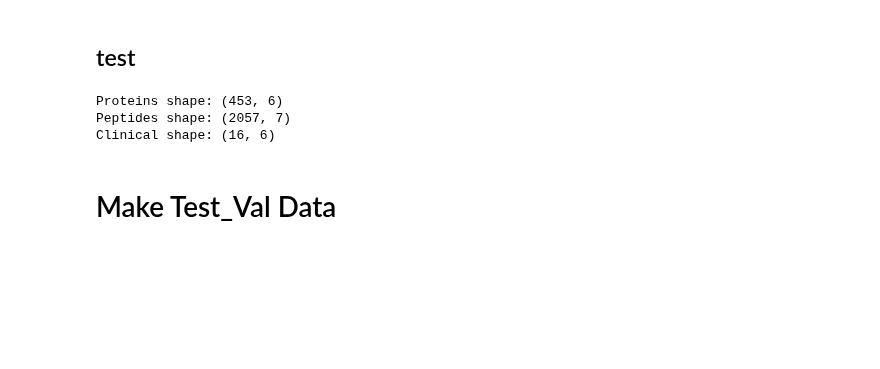
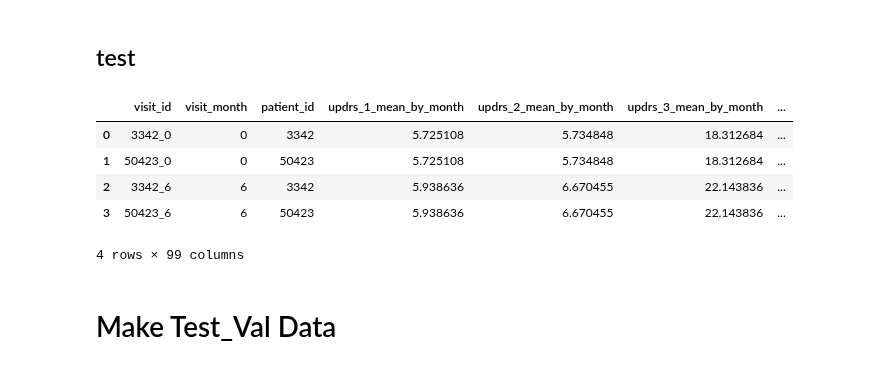
Before and after one commit to kunai-3txk/Compe_tonyobyo, a Jupyter notebook: AMP_fit.ipynb, the cells around one changed output. Cells and saved outputs as stored; diff of their text form; code cells hidden in the pictures; blank space fills up the shorter version.

```diff
--- a/AMP_fit.ipynb
+++ b/AMP_fit.ipynb
@@ -145,17 +146,22 @@ train shape: (2588, 110)
 # %% [markdown]
 ## test
 # %%
+df_test = pd.read_csv(paths.TEST)
+
 test = pd.read_csv(paths.TEST_CLINICAL_DATA)
 test_peptides = pd.read_csv(paths.TEST_PEPTIDES)
 test_proteins = pd.read_csv(paths.TEST_PROTEINS)
 sample_submission = pd.read_csv(paths.SAMPLE_SUBMISSION)
 print('Proteins shape:',test_proteins.shape)
 print('Peptides shape:',test_peptides.shape)
 print('Clinical shape:',test.shape)
 # %% [output]
+|  | visit_id | visit_month | patient_id | updrs_1_mean_by_month | updrs_2_mean_by_month | updrs_3_mean_by_month | ... |
+| 0 | 3342_0 | 0 | 3342 | 5.725108 | 5.734848 | 18.312684 | ... |
+| 1 | 50423_0 | 0 | 50423 | 5.725108 | 5.734848 | 18.312684 | ... |
+| 2 | 3342_6 | 6 | 3342 | 5.938636 | 6.670455 | 22.143836 | ... |
+| 3 | 50423_6 | 6 | 50423 | 5.938636 | 6.670455 | 22.143836 | ... |
-Proteins shape: (453, 6)
-Peptides shape: (2057, 7)
-Clinical shape: (16, 6)
+4 rows × 99 columns
 # %% [markdown]
 # Make Test_Val Data
 # %%
```
Also changed, not shown: parts of 9 cells of this notebook.
